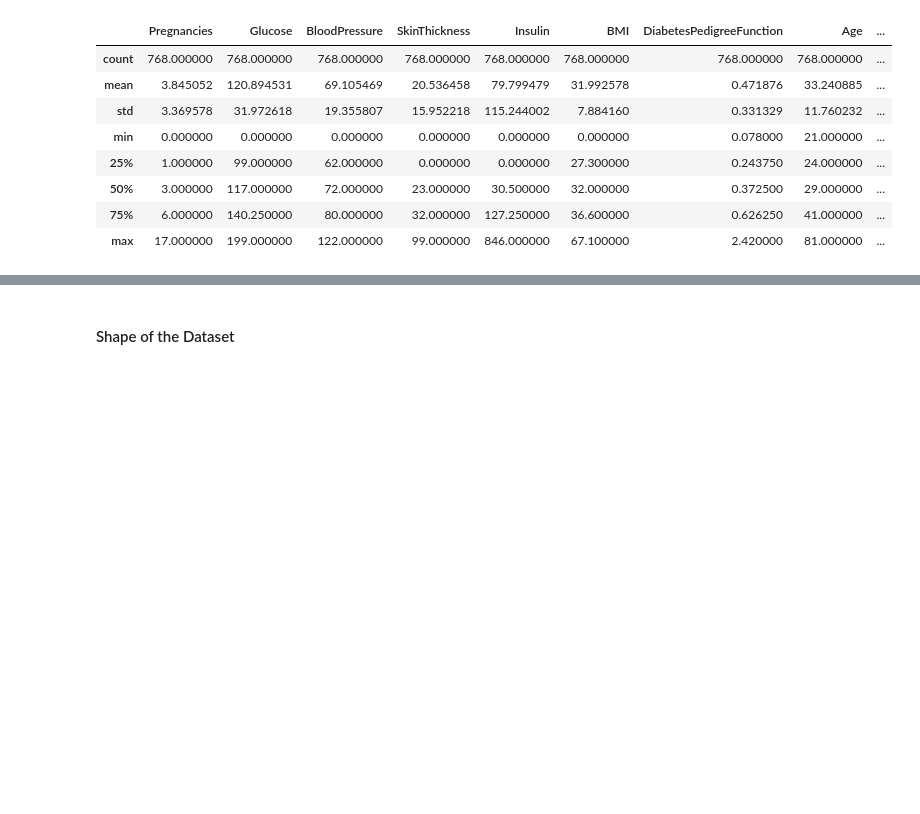
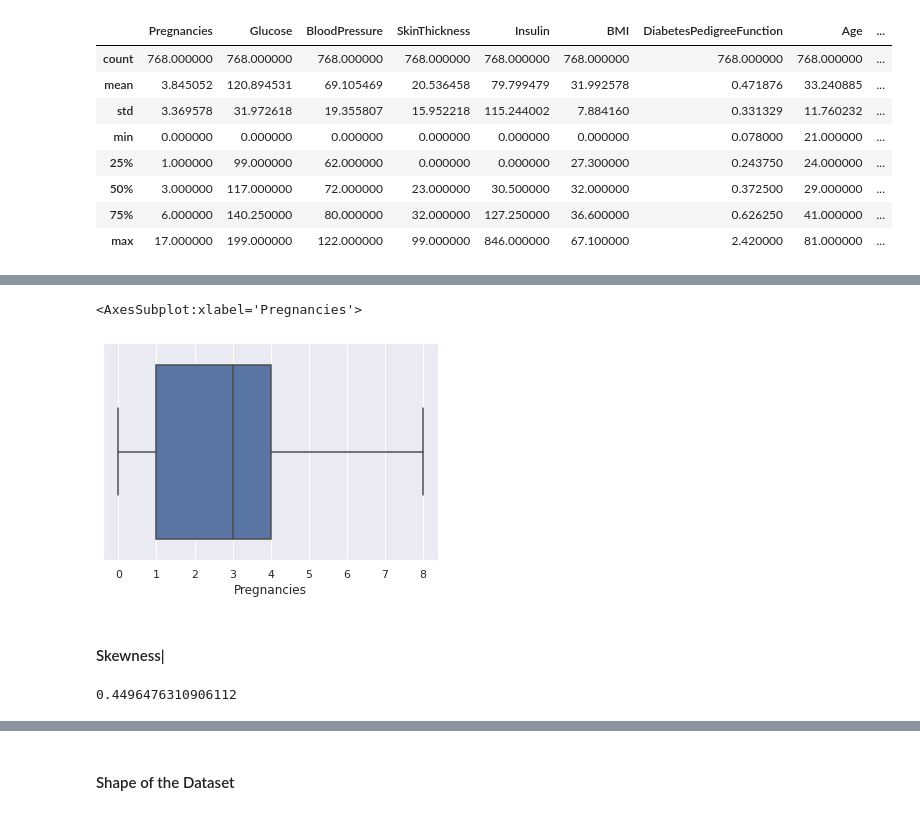
Before and after one commit to SK-ASIF-ALI/ML-DS-projects, a Jupyter notebook: pima-indian-diabetes-predictor/pima-indian-diabetes-predictor.ipynb, the cells around one changed output, grey strips where cells are left out. Drawn from its saved outputs; the diff is of its cells as text; code cells hidden in the pictures; blank space fills up the shorter version.

```diff
--- a/pima-indian-diabetes-predictor/pima-indian-diabetes-predictor.ipynb
+++ b/pima-indian-diabetes-predictor/pima-indian-diabetes-predictor.ipynb
@@ -35,0 +161,2 @@ df.describe()
+# %%
+df[(df['Pregnancies'] > 8 )]=np.mean(df['Pregnancies'])
@@ -35,0 +179,11 @@ df.describe()
+# %%
+sns.boxplot(df['Pregnancies'])
+# %% [output]
+<AxesSubplot:xlabel='Pregnancies'>
+[figure, added]
+# %% [markdown]
+#### Skewness|
+# %%
+df['Pregnancies'].skew()
+# %% [output]
+0.4496476310906112
```
Also changed, not shown: parts of 133 cells of this notebook.
